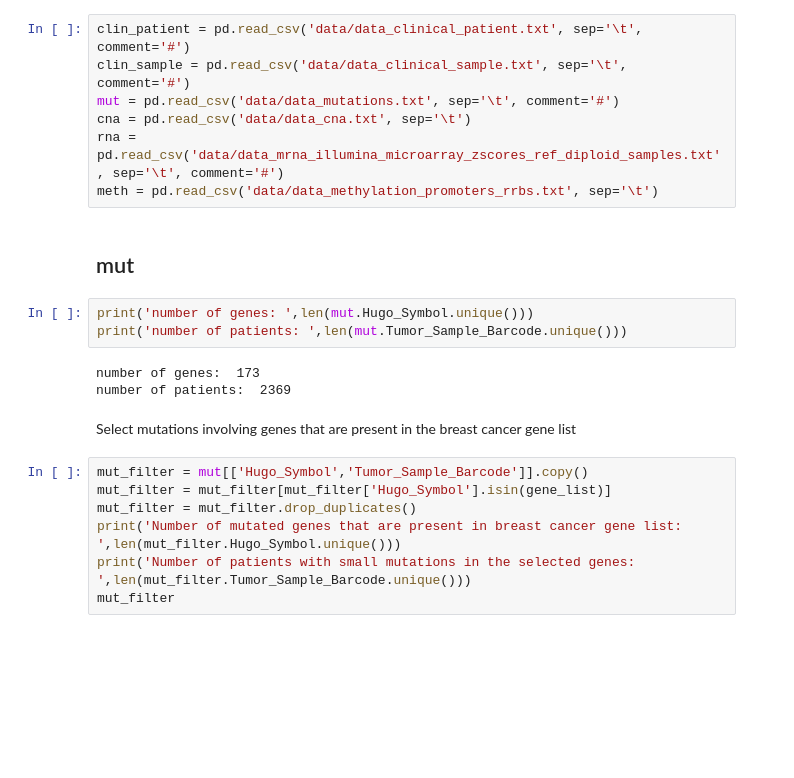
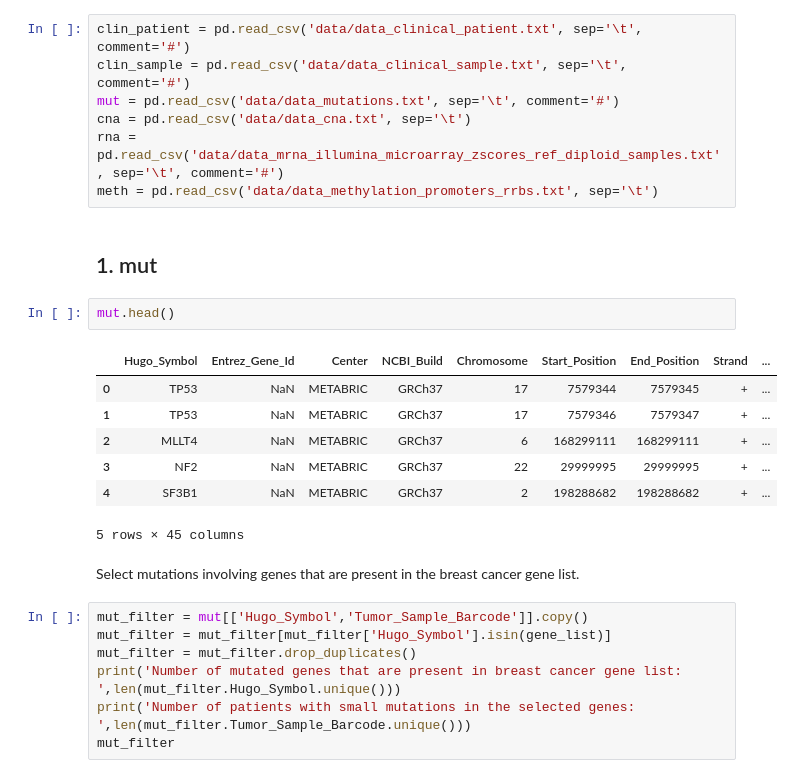
Before and after one commit to SilviaMariaMacri/applied-machine-learning-project, a Jupyter notebook: data_processing.ipynb, the cells around one changed output. Cells and saved outputs as stored; diff of their text form; blank space fills up the shorter version.

```diff
--- a/data_processing.ipynb
+++ b/data_processing.ipynb
@@ -14,15 +23,19 @@ cna = pd.read_csv('data/data_cna.txt', sep='\t')
 rna = pd.read_csv('data/data_mrna_illumina_microarray_zscores_ref_diploid_samples.txt', sep='\t', comment='#')
 meth = pd.read_csv('data/data_methylation_promoters_rrbs.txt', sep='\t')
 # %% [markdown]
-## mut
+## 1. mut <a class="anchor" id="1"></a>
-# %%
-print('number of genes: ',len(mut.Hugo_Symbol.unique()))
-print('number of patients: ',len(mut.Tumor_Sample_Barcode.unique()))
-# %% [output]
-number of genes:  173
-number of patients:  2369
+# %%
+mut.head()
+# %% [output]
+|  | Hugo_Symbol | Entrez_Gene_Id | Center | NCBI_Build | Chromosome | Start_Position | End_Position | Strand | ... |
+| 0 | TP53 | NaN | METABRIC | GRCh37 | 17 | 7579344 | 7579345 | + | ... |
+| 1 | TP53 | NaN | METABRIC | GRCh37 | 17 | 7579346 | 7579347 | + | ... |
+| 2 | MLLT4 | NaN | METABRIC | GRCh37 | 6 | 168299111 | 168299111 | + | ... |
+| 3 | NF2 | NaN | METABRIC | GRCh37 | 22 | 29999995 | 29999995 | + | ... |
+| 4 | SF3B1 | NaN | METABRIC | GRCh37 | 2 | 198288682 | 198288682 | + | ... |
+5 rows × 45 columns
 # %% [markdown]
-Select mutations involving genes that are present in the breast cancer gene list
+Select mutations involving genes that are present in the breast cancer gene list.
 # %%
 mut_filter = mut[['Hugo_Symbol','Tumor_Sample_Barcode']].copy()
 mut_filter = mut_filter[mut_filter['Hugo_Symbol'].isin(gene_list)]
```
Also changed, not shown: parts of 28 cells of this notebook.
